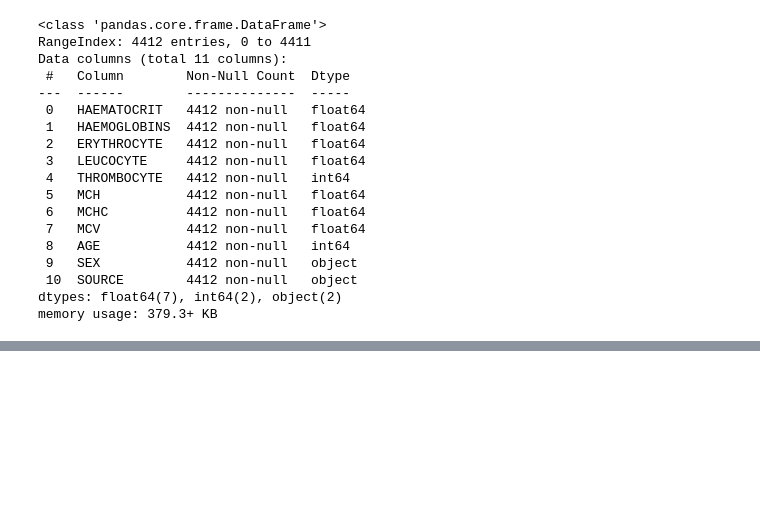
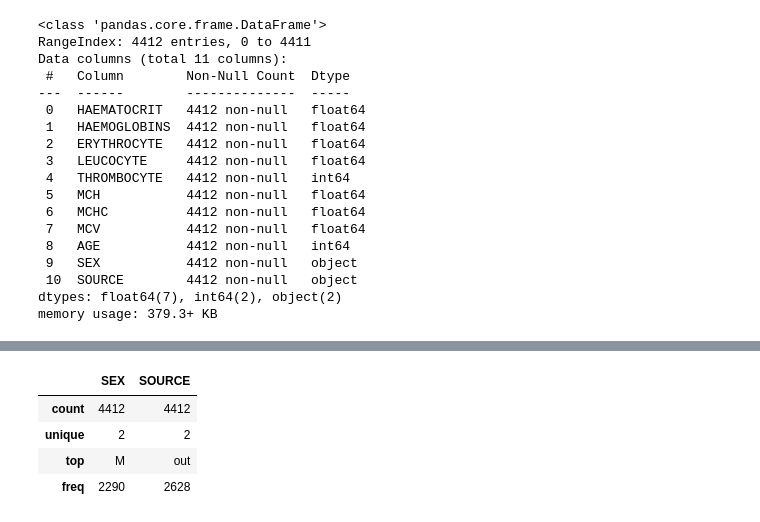
Before and after one commit to pramudianzaheka92/ClassificationwithEnsembleLearningMethod, a Jupyter notebook: Code Script/1. Exploratory Data Analysis with Pandas, Preprocessing & Visualization.ipynb, the cells around one changed output, grey strips where cells are left out. Cells and saved outputs as stored; diff of their text form; code cells hidden in the pictures; blank space fills up the shorter version.

```diff
--- a/Code Script/1. Exploratory Data Analysis with Pandas, Preprocessing & Visualization.ipynb
+++ b/Code Script/1. Exploratory Data Analysis with Pandas, Preprocessing & Visualization.ipynb
@@ -197,0 +231,9 @@ data_patient_treatment.describe()
+# %%
+# Menampilkan nilai statistik deskriptif untuk kolom data kategorik (kolom "SEX" dan "SOURCE")
+data_patient_treatment.describe(include="O")
+# %% [output]
+|  | SEX | SOURCE |
+| count | 4412 | 4412 |
+| unique | 2 | 2 |
+| top | M | out |
+| freq | 2290 | 2628 |
```
Also changed, not shown: parts of 4 cells of this notebook.
